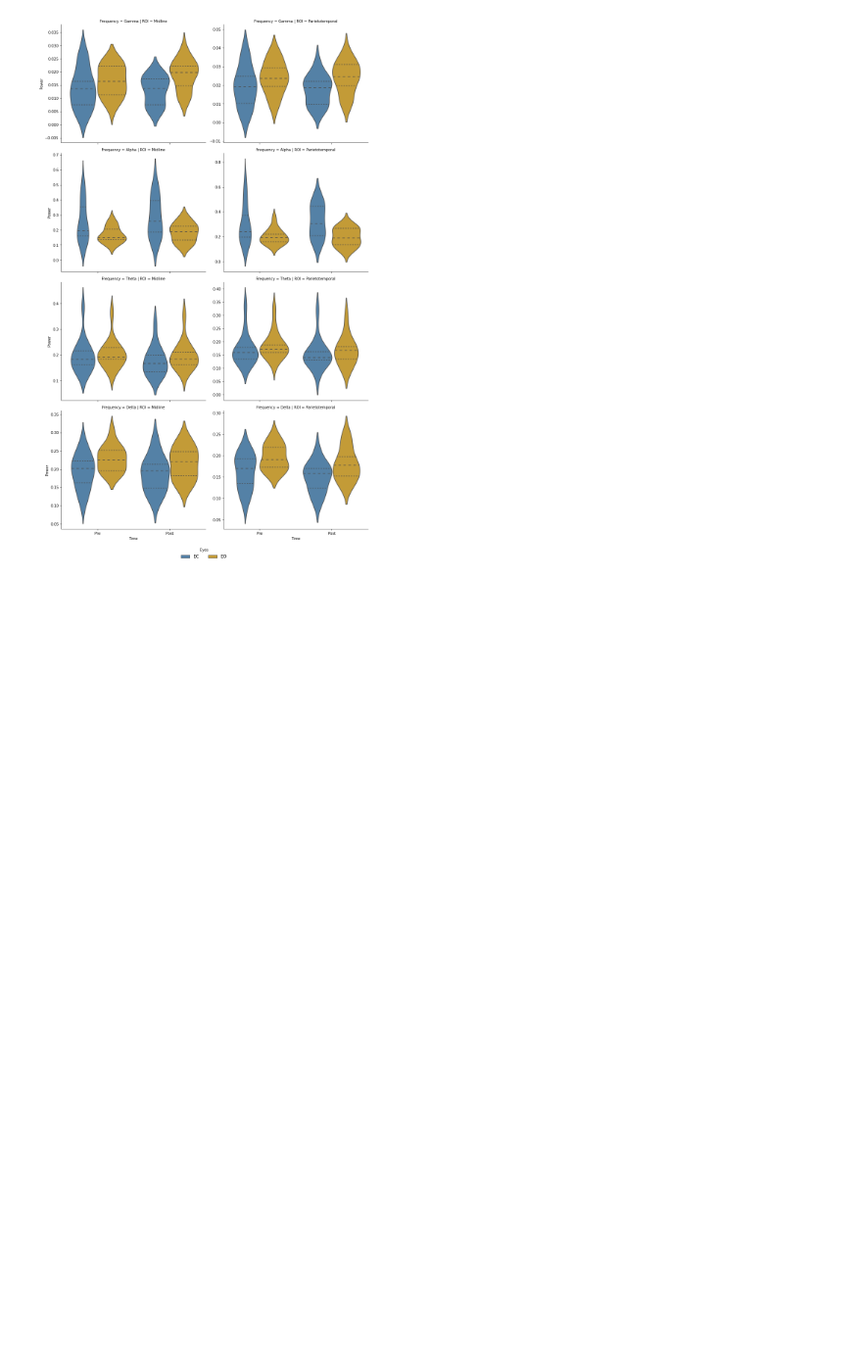
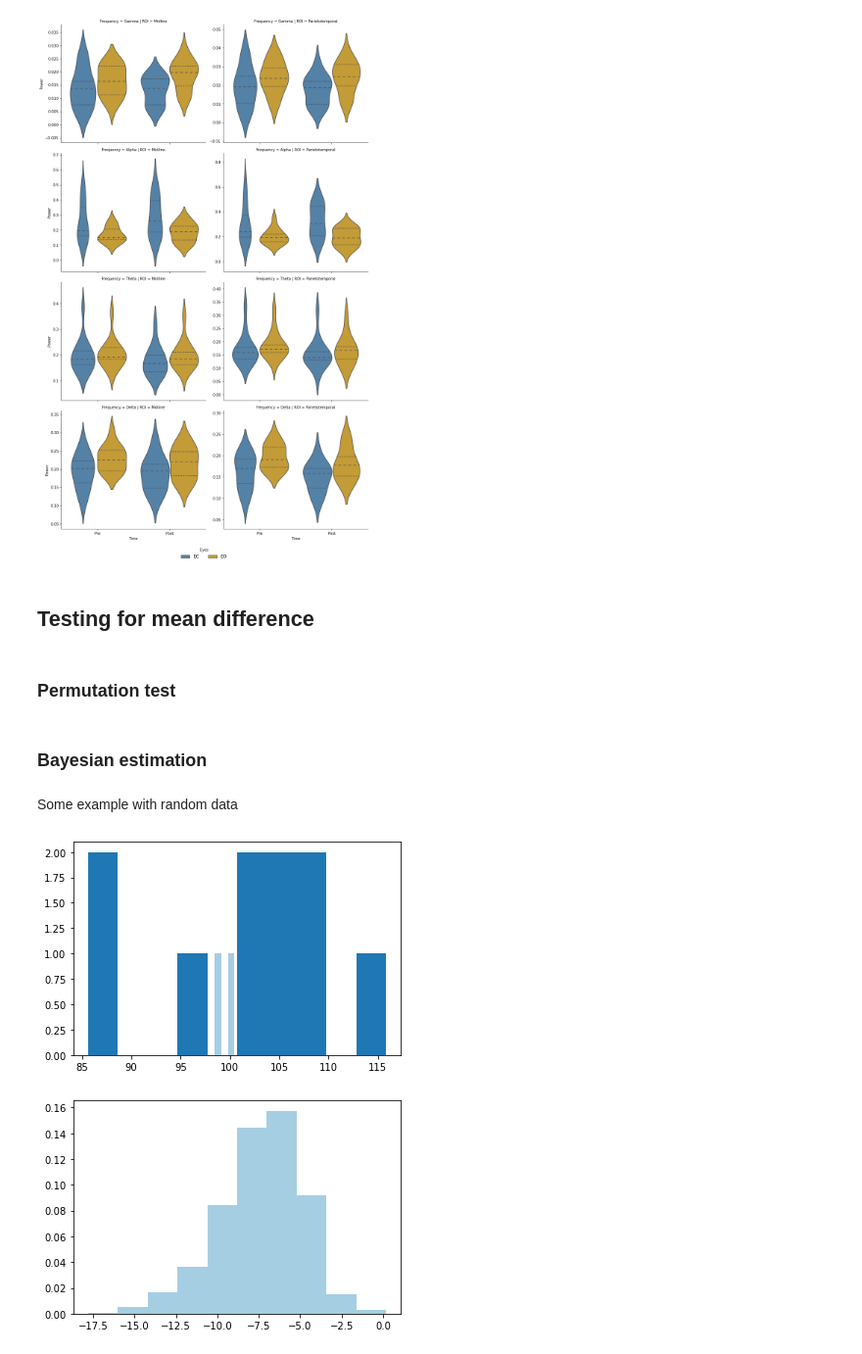
Before and after one commit to ElectronicsArchiver/tewa1_cogpsy_python, a Jupyter notebook: final_project_option_1.ipynb, the cells around one changed output. Shown at 98% size. Saved outputs shown, nothing was run; the diff lists cells and outputs as text; code cells hidden in the pictures; blank space fills up the shorter version.

Commit message:
added bayesian estimation example

```diff
--- a/final_project_option_1.ipynb
+++ b/final_project_option_1.ipynb
@@ -74,3 +74,7 @@ sns.move_legend(g, "upper center", bbox_to_anchor=(0.5, 0), fontsize=12, ncol=2)
 plt.tight_layout()
 # %% [output]
 [figure]
+# %% [markdown]
+## Testing for mean difference
+# %% [markdown]
+### Permutation test
@@ -76,0 +83,71 @@ plt.tight_layout()
+# %% [markdown]
+### Bayesian estimation
+# %% [markdown]
+Some example with random data
+# %%
+import numpy as np
+import matplotlib.pyplot as plt
+
+def dnorm(x, mu, sig):
+    return 1/(sig * np.sqrt(2 * np.pi)) * np.exp(-(x - mu)**2 / (2 * sig**2))
+
+def dexp(x, l):
+    return l * np.exp(- l*x)
+
+def like(parameters):
+    [mu1, sig1, mu2, sig2] = parameters
+    return dnorm(sample1, mu1, sig1).prod()*dnorm(sample2, mu2, sig2).prod()
+
+def prior(parameters):
+    [mu1, sig1, mu2, sig2] = parameters
+    return dnorm(mu1, pooled.mean(), 1000*pooled.std()) * dnorm(mu2, pooled.mean(), 1000*pooled.std()) * dexp(sig1, 0.1) * dexp(sig2, 0.1)
+
+def posterior(parameters):
+    [mu1, sig1, mu2, sig2] = parameters
+    return like([mu1, sig1, mu2, sig2])*prior([mu1, sig1, mu2, sig2])
+
+
+#create samples
+sample1 = np.random.normal(100, 3, 8)
+sample2 = np.random.normal(100, 7, 10)
+
+pooled= np.append(sample1, sample2)
+
+plt.figure(0)
+plt.hist(sample1)
+plt.hist(sample2)
+plt.show(block=False)
+
+mu1 = 100
+sig1 = 10
+mu2 = 100
+sig2 = 10
+parameters = np.array([mu1, sig1, mu2, sig2])
+
+niter = 10000
+
+results = np.zeros([niter, 4])
+results[1,:] = parameters
+
+for iteration in np.arange(2,niter):
+    candidate = parameters + np.random.normal(0,0.5,4)
+    ratio = posterior(candidate)/posterior(parameters)
+    if np.random.uniform() < ratio:
+        parameters = candidate
+    results[iteration,:] = parameters
+
+#burn-in
+results = results[499:niter-1,:]
+
+mu1 = results[:,1]
+mu2 = results[:,3]
+
+d = (mu1 - mu2)
+p_value = np.mean(d > 0)
+
+plt.figure(1)
+plt.hist(d, density=True)
+plt.show()
+# %% [output]
+[figure, added]
+[figure, added]
```
Also changed, not shown: parts of 1 cell of this notebook.
